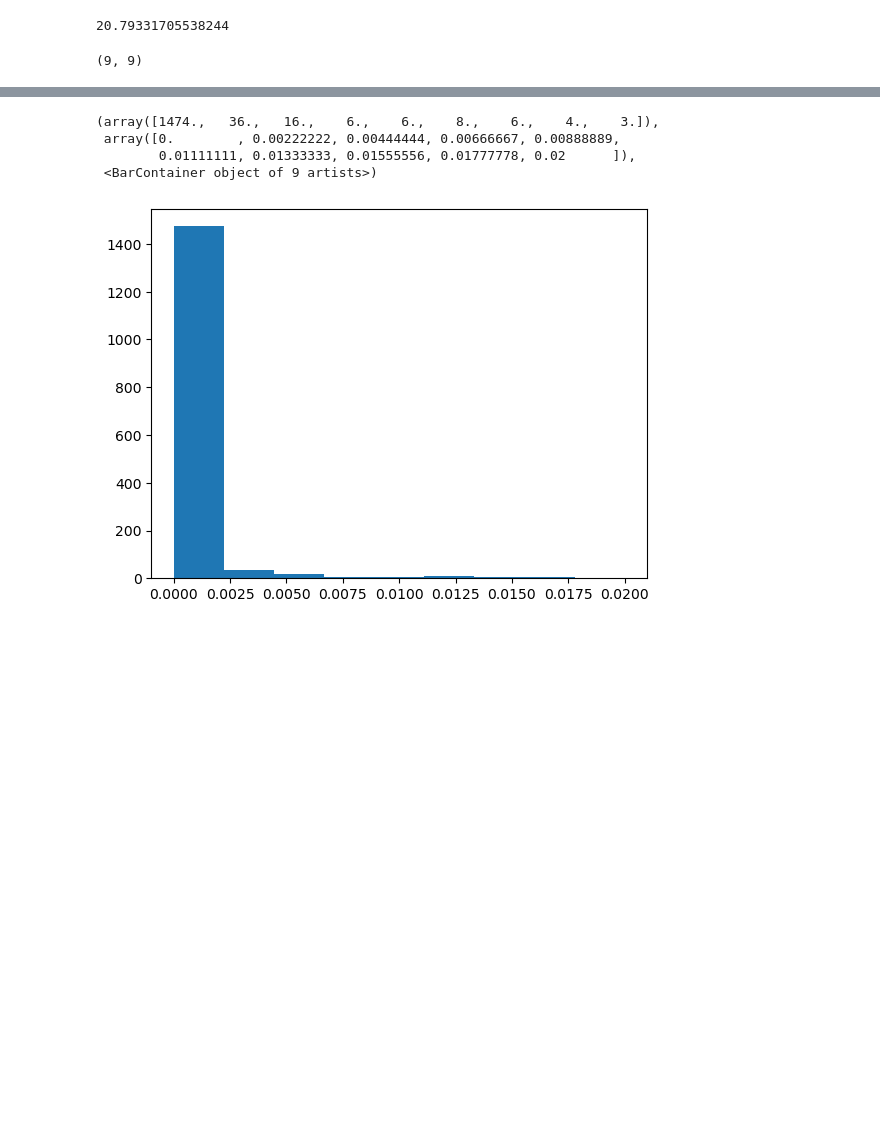
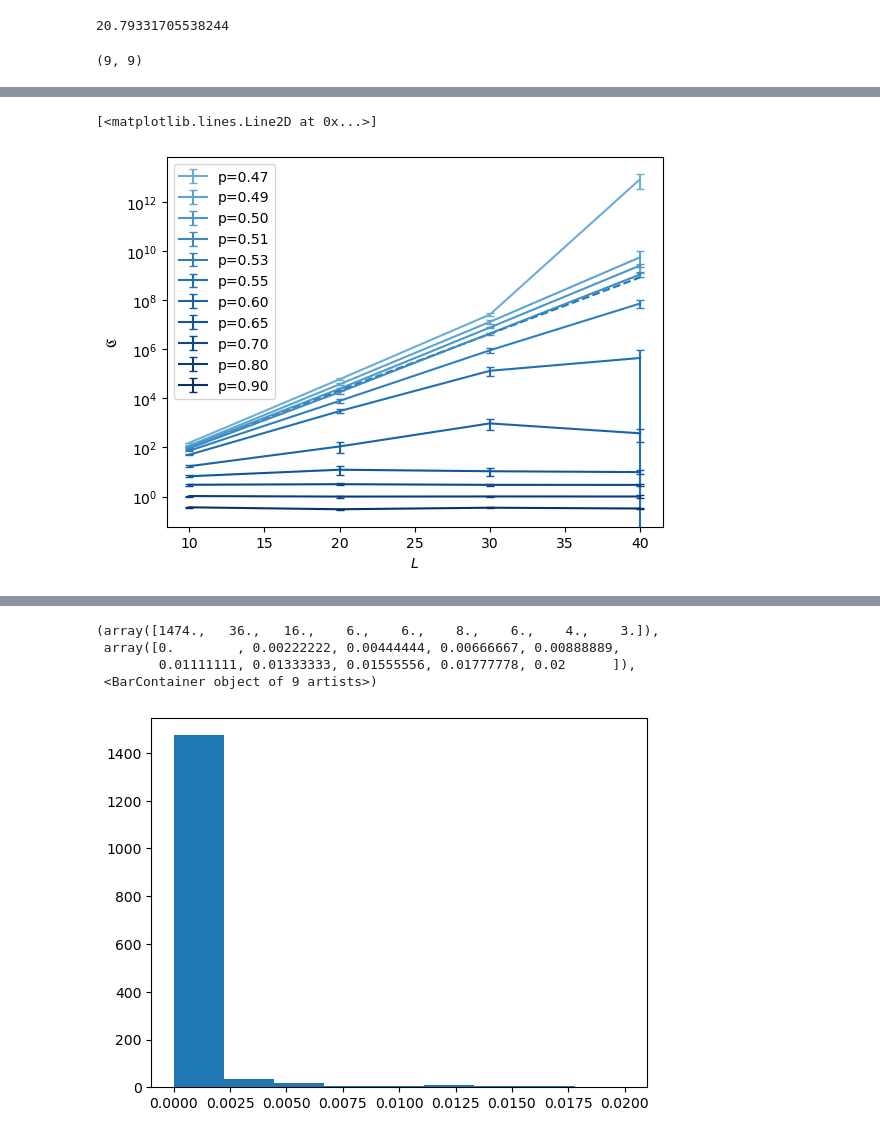
Before and after one commit to youtao1999/CT_MPS, a Jupyter notebook: FM_coherence.ipynb, the cells around one changed output, grey strips where cells are left out. Saved outputs shown, nothing was run; the diff lists cells and outputs as text; code cells hidden in the pictures; blank space fills up the shorter version.

```diff
--- a/FM_coherence.ipynb
+++ b/FM_coherence.ipynb
@@ -107,0 +178,6 @@ df_MPS_0_T_60=convert_pd(data_MPS_0_T_dict,names=['Metrics','p_ctrl','L','p_proj
+# %%
+with open(f'coherence_MPS_err.pickle','wb') as f:
+    pickle.dump([coh_mean,coh_meas_error,coh_fluc_error, abs_mps, abs_mps_error, total_est_error, est_error, ranks],f)
+# %%
+with open(f'coherence_MPS_err_median.pickle','wb') as f:
+    pickle.dump([coh_mean,coh_meas_error,coh_fluc_error, abs_mps, abs_mps_error, total_est_error, est_error, ranks],f)
@@ -107,0 +227,3 @@ df_MPS_0_T_60=convert_pd(data_MPS_0_T_dict,names=['Metrics','p_ctrl','L','p_proj
+# %%
+with open(f'coherence_MPS_all.pickle','wb') as f:
+    pickle.dump(coh_all,f)
@@ -107,0 +257,3 @@ df_MPS_0_T_60=convert_pd(data_MPS_0_T_dict,names=['Metrics','p_ctrl','L','p_proj
+# %%
+with open(f'coherence_MPS_err_log.pickle','wb') as f:
+    pickle.dump([coh_mean,coh_meas_error,coh_fluc_error, abs_mps, abs_mps_error, total_est_error, est_error],f)
@@ -107,0 +300,29 @@ df_MPS_0_T_60=convert_pd(data_MPS_0_T_dict,names=['Metrics','p_ctrl','L','p_proj
+# %%
+L_list_=[10,20,30,40]
+p_list = [0.47,0.49,0.5,0.51,0.53,0.55,.6,0.65,.7,.8,.9]
+# p_list = [0.5]
+#
+# ,0.6,0.65,0.7,0.8,0.9,
+color_list = plt.cm.Blues(np.linspace(.5,1,len(p_list)))
+fig,ax=plt.subplots()
+for idx,p in enumerate(p_list):
+# for p in [0.5,0.51,0.53]:
+# for p in [0.6,0.7,0.8,0.9]:
+    # ax.errorbar(L_list_,y=[coh_mean[L,p]*2**L for L in L_list_ ],yerr=[((coh_fluc_error[L,p]**2+coh_meas_error[L,p]**2))**(1/2)*2**L for L in L_list_ ],label=f'p={p:.2f}',capsize=3,color=color_list[idx])
+    ax.errorbar(L_list_,y=[coh_mean[L,p] for L in L_list_ ],yerr=[((coh_fluc_error[L,p]**2+coh_meas_error[L,p]**2))**(1/2) for L in L_list_ ],label=f'p={p:.2f}',capsize=3,color=color_list[idx])
+    # ax.plot(L_list_s,coh_s,'.',color=color_list[idx])
+
+ax.set_yscale('log')
+ax.legend()
+ax.set_xlabel('$L$')
+ax.set_ylabel('$\mathfrak{C}$')
+
+# ax.set_ylabel('$2^{-L}\mathfrak{C}$')
+# ax.set_xscale('log')
+
+# for idx,p in enumerate(p_list[:-1]):
+#     ax.plot(L_list_, 2**(slope_list[idx][0]*np.array(L_list_) + slope_list[idx][1]),'--')
+ax.plot(L_list_, 2**(slope_s[0]*np.array(L_list_) + slope_s[1]),'--',label='slope')
+# %% [output]
+[<matplotlib.lines.Line2D at 0x...>]
+[figure, added]
```
Also changed, not shown: parts of 118 cells of this notebook, 2 other files.
